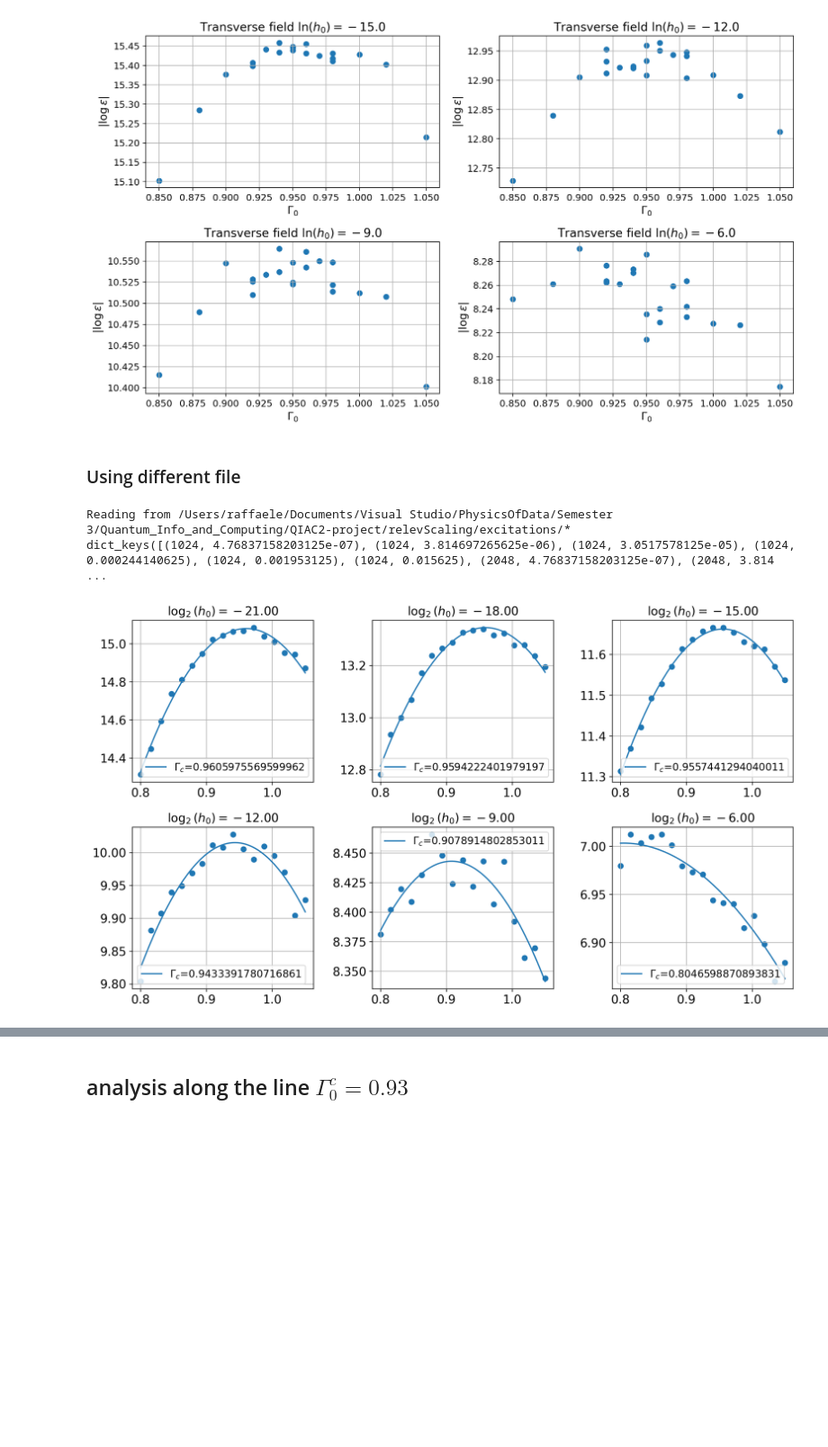
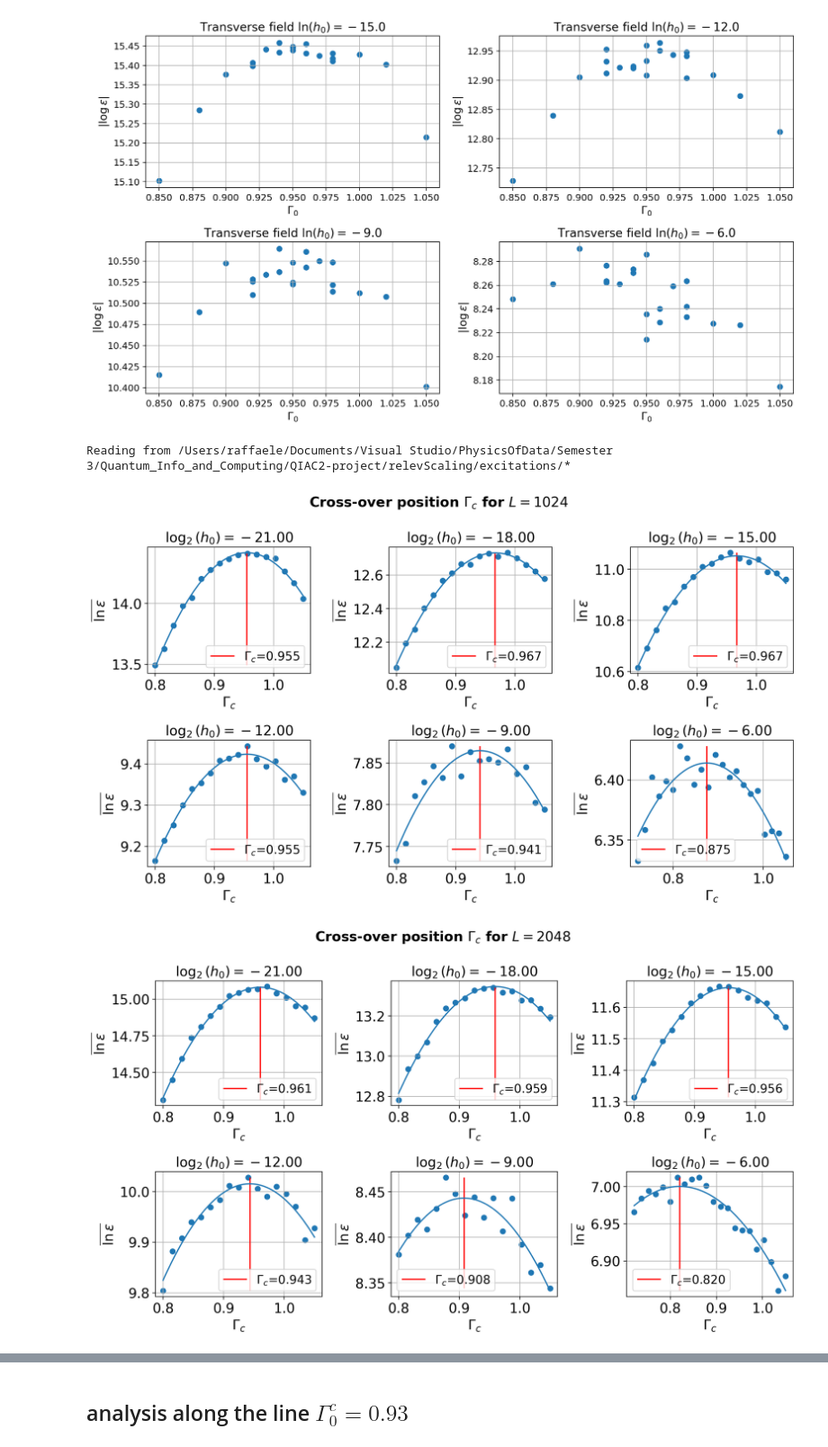
Before and after one commit to RaffaeleSabatini/SDRG-Implementation-and-Analysis, a Jupyter notebook: main.ipynb, the cells around one changed output, grey strips where cells are left out. Shown at 90% size. Drawn from its saved outputs; the diff is of its cells as text; code cells hidden in the pictures; blank space fills up the shorter version.

Commit message:
plots

```diff
--- a/main.ipynb
+++ b/main.ipynb
@@ -120,23 +139,24 @@ plot_critial_position(omega[-2, :], gamma, h)
 # %% [output]
 Reading from /Users/raffaele/Documents/Visual Studio/PhysicsOfData/Semester_3/Quantum_Info_and_Computing/QIAC2-project/crossover-region2/*
 [figure]
-# %% [markdown]
-### Using different file
 # %%
 '''
 M      = int(input("Input number of samples (M):\n"))
 N      = [2**n for n in range(10, 12)] # IMPORTANT: after this run change N extrema into 12, 14!!!
 ZETA   = 1
 H0     = [2**(-3*exp) for exp in range(2, 8)]
 GAMMA0 = [0.8 + (e/16)*(1.05-0.8) for e in range(0, 17)]
 
 combinations = list(product(GAMMA0, H0, N))
 total_c = len(combinations)
 '''
 
+critical_positions = {}
+
 final_values = read_final_values(dir_name="relevScaling/excitations", save_gamma=True)
-plot_critical_positions(final_values, L = 2048, fit_parabolas=True)
+critical_positions[1024] = plot_critical_positions(final_values, L = 1024, fit_parabolas=True)
+critical_positions[2048] = plot_critical_positions(final_values, L = 2048, fit_parabolas=True)
 # %% [output]
 Reading from /Users/raffaele/Documents/Visual Studio/PhysicsOfData/Semester 3/Quantum_Info_and_Computing/QIAC2-project/relevScaling/excitations/*
-dict_keys([(1024, 4.76837158203125e-07), (1024, 3.814697265625e-06), (1024, 3.0517578125e-05), (1024, 0.000244140625), (1024, 0.001953125), (1024, 0.015625), (2048, 4.76837158203125e-07), (2048, 3.814 ...
-[figure, old version]
+[figure, new version]
+[figure, added]
```
Also changed, not shown: parts of 4 cells of this notebook, 36 other files.
